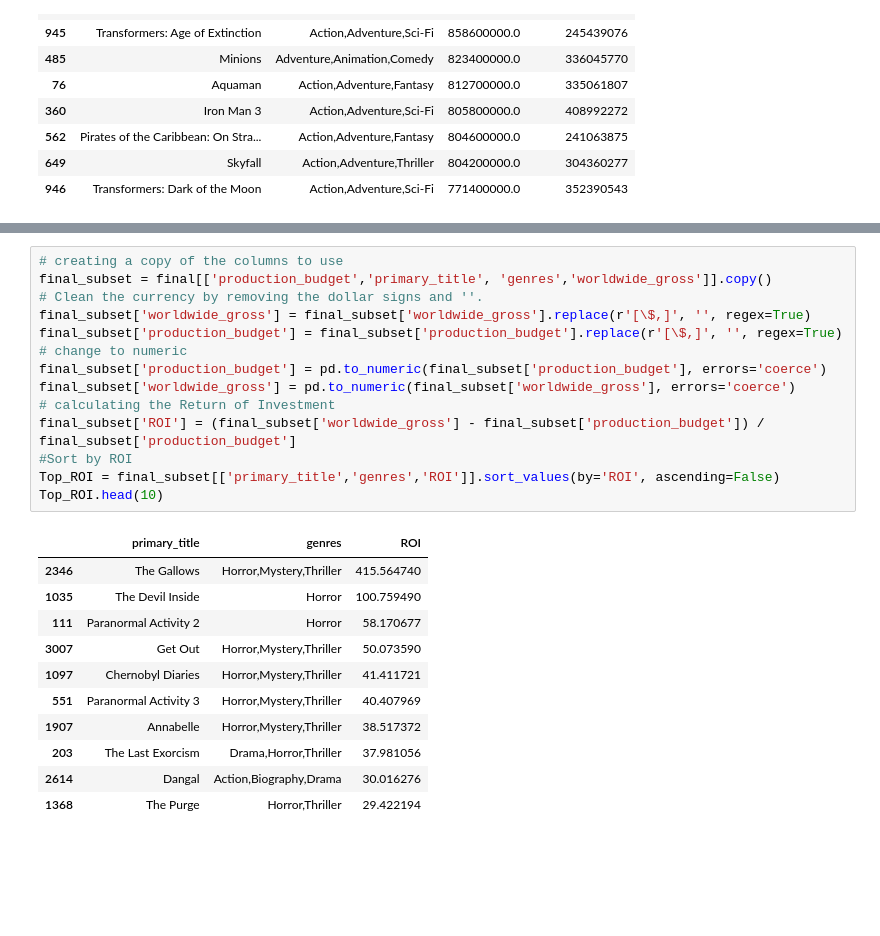
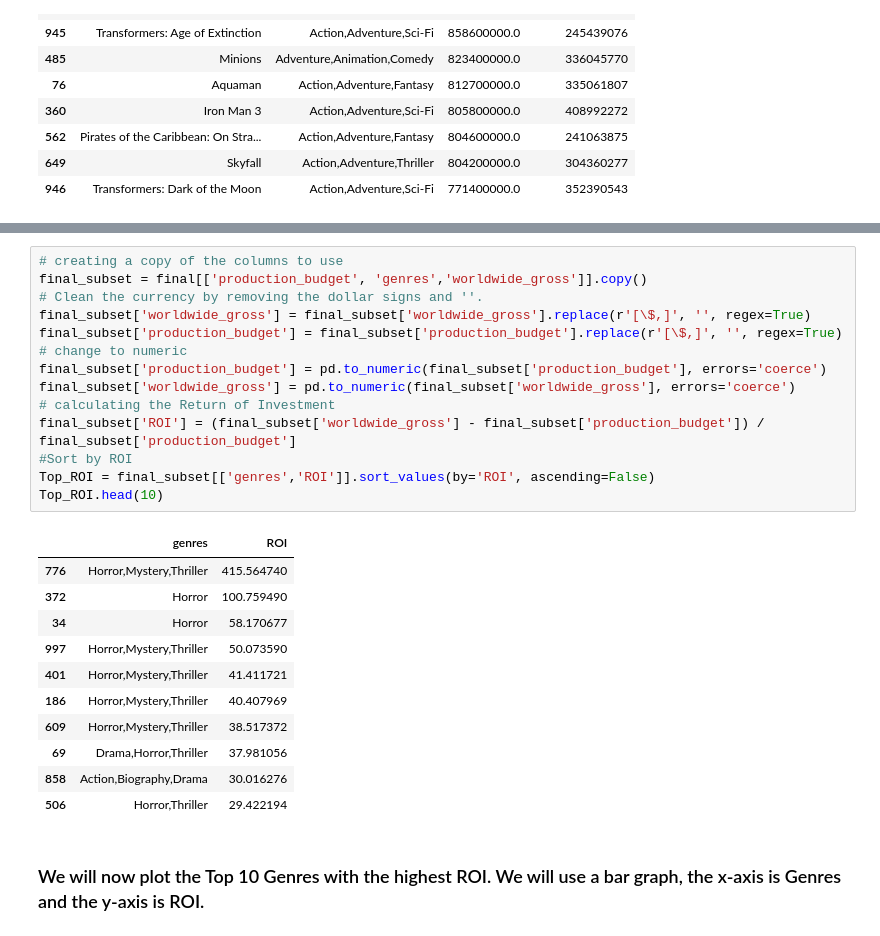
Before and after one commit to Luccy-svg/New_Movie_Studio_Project, a Jupyter notebook: student.ipynb, the cells around one changed output, grey strips where cells are left out. Cells and saved outputs as stored; diff of their text form; blank space fills up the shorter version.

```diff
--- a/student.ipynb
+++ b/student.ipynb
@@ -1086,29 +1123,31 @@ plt.show()
 # %%
 # creating a copy of the columns to use
-final_subset = final[['production_budget','primary_title', 'genres','worldwide_gross']].copy()
+final_subset = final[['production_budget', 'genres','worldwide_gross']].copy()
 # Clean the currency by removing the dollar signs and ''.
 final_subset['worldwide_gross'] = final_subset['worldwide_gross'].replace(r'[\$,]', '', regex=True)
 final_subset['production_budget'] = final_subset['production_budget'].replace(r'[\$,]', '', regex=True)
 # change to numeric
 final_subset['production_budget'] = pd.to_numeric(final_subset['production_budget'], errors='coerce')
 final_subset['worldwide_gross'] = pd.to_numeric(final_subset['worldwide_gross'], errors='coerce')
 # calculating the Return of Investment
 final_subset['ROI'] = (final_subset['worldwide_gross'] - final_subset['production_budget']) / final_subset['production_budget']
 #Sort by ROI
-Top_ROI = final_subset[['primary_title','genres','ROI']].sort_values(by='ROI', ascending=False)
+Top_ROI = final_subset[['genres','ROI']].sort_values(by='ROI', ascending=False)
 Top_ROI.head(10)
 # %% [output]
-|  | primary_title | genres | ROI |
-| 2346 | The Gallows | Horror,Mystery,Thriller | 415.564740 |
-| 1035 | The Devil Inside | Horror | 100.759490 |
-| 111 | Paranormal Activity 2 | Horror | 58.170677 |
-| 3007 | Get Out | Horror,Mystery,Thriller | 50.073590 |
-| 1097 | Chernobyl Diaries | Horror,Mystery,Thriller | 41.411721 |
-| 551 | Paranormal Activity 3 | Horror,Mystery,Thriller | 40.407969 |
-| 1907 | Annabelle | Horror,Mystery,Thriller | 38.517372 |
-| 203 | The Last Exorcism | Drama,Horror,Thriller | 37.981056 |
-| 2614 | Dangal | Action,Biography,Drama | 30.016276 |
-| 1368 | The Purge | Horror,Thriller | 29.422194 |
+|  | genres | ROI |
+| 776 | Horror,Mystery,Thriller | 415.564740 |
+| 372 | Horror | 100.759490 |
+| 34 | Horror | 58.170677 |
+| 997 | Horror,Mystery,Thriller | 50.073590 |
+| 401 | Horror,Mystery,Thriller | 41.411721 |
+| 186 | Horror,Mystery,Thriller | 40.407969 |
+| 609 | Horror,Mystery,Thriller | 38.517372 |
+| 69 | Drama,Horror,Thriller | 37.981056 |
+| 858 | Action,Biography,Drama | 30.016276 |
+| 506 | Horror,Thriller | 29.422194 |
+# %% [markdown]
+### We will now plot the Top 10 Genres with the highest ROI. We will use a bar graph, the x-axis is Genres and the y-axis is ROI.
 # %%
 Top_ROI=Top_ROI.head(10)
 
```
Also changed, not shown: parts of 17 cells of this notebook.
